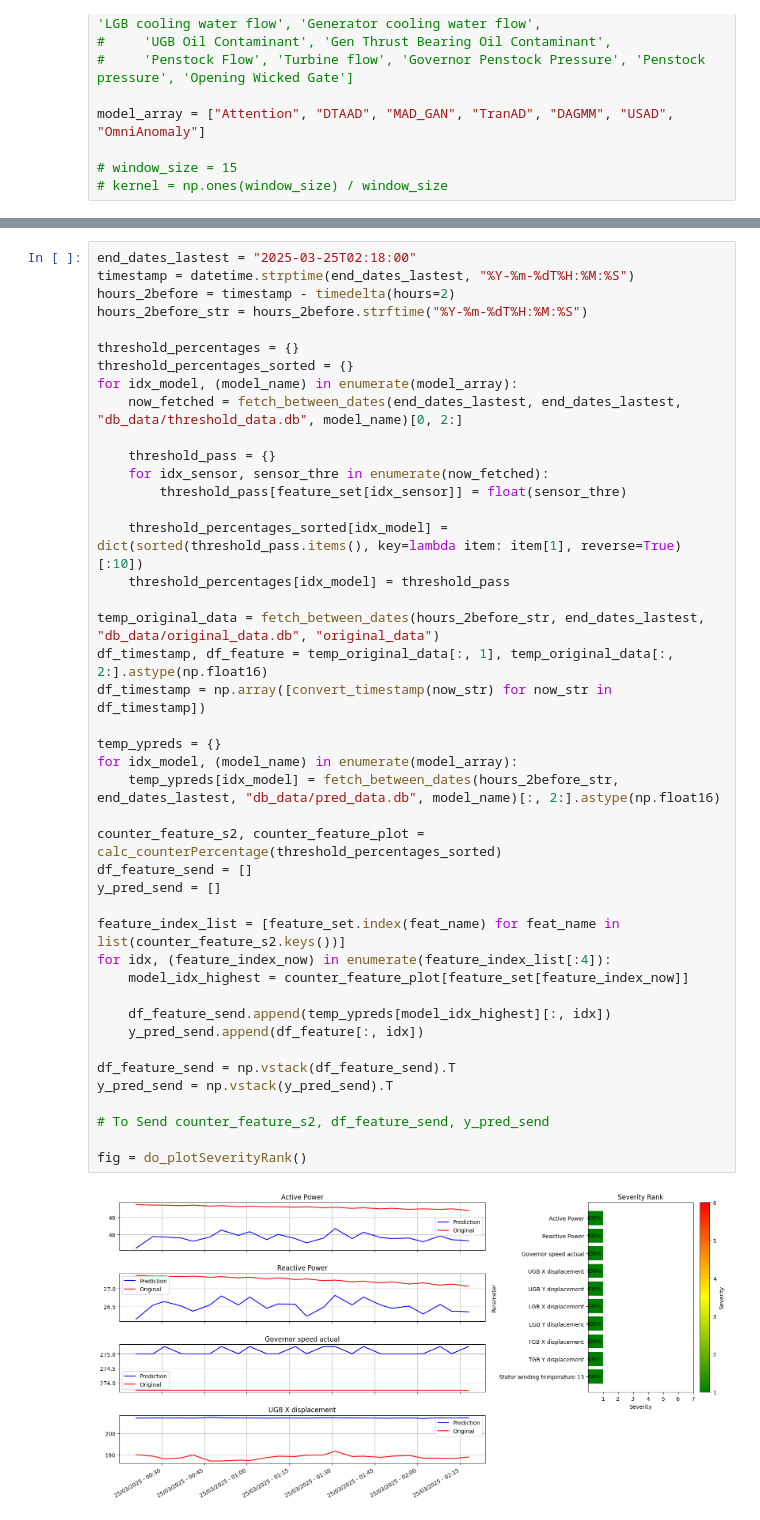
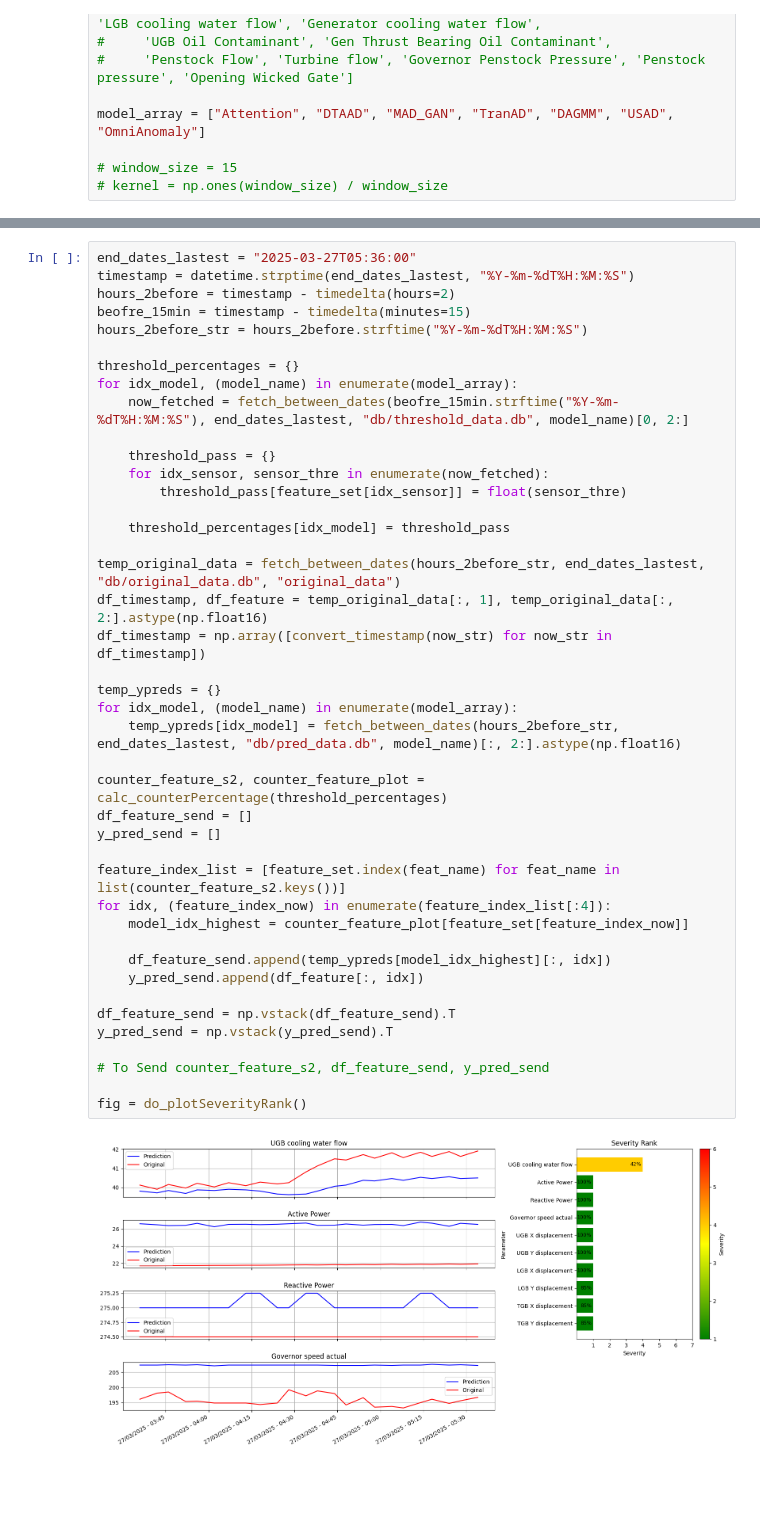
Before and after one commit to arkiven4/tinymonitor-web, a Jupyter notebook: try1.ipynb, the cells around one changed output, grey strips where cells are left out. Cells and saved outputs as stored; diff of their text form; blank space fills up the shorter version.

```diff
--- a/try1.ipynb
+++ b/try1.ipynb
@@ -222,45 +242,44 @@ np.datetime64('2025-03-25T02:18:00')
 # %%
-end_dates_lastest = "2025-03-25T02:18:00"
+end_dates_lastest = "2025-03-27T05:36:00"
 timestamp = datetime.strptime(end_dates_lastest, "%Y-%m-%dT%H:%M:%S")
 hours_2before = timestamp - timedelta(hours=2)
+beofre_15min = timestamp - timedelta(minutes=15)
 hours_2before_str = hours_2before.strftime("%Y-%m-%dT%H:%M:%S")
 
 threshold_percentages = {}
-threshold_percentages_sorted = {}
 for idx_model, (model_name) in enumerate(model_array):
-    now_fetched = fetch_between_dates(end_dates_lastest, end_dates_lastest, "db_data/threshold_data.db", model_name)[0, 2:]
+    now_fetched = fetch_between_dates(beofre_15min.strftime("%Y-%m-%dT%H:%M:%S"), end_dates_lastest, "db/threshold_data.db", model_name)[0, 2:]
 
     threshold_pass = {}
     for idx_sensor, sensor_thre in enumerate(now_fetched):
         threshold_pass[feature_set[idx_sensor]] = float(sensor_thre)
 
-    threshold_percentages_sorted[idx_model] = dict(sorted(threshold_pass.items(), key=lambda item: item[1], reverse=True)[:10])
     threshold_percentages[idx_model] = threshold_pass
 
-temp_original_data = fetch_between_dates(hours_2before_str, end_dates_lastest, "db_data/original_data.db", "original_data")
+temp_original_data = fetch_between_dates(hours_2before_str, end_dates_lastest, "db/original_data.db", "original_data")
 df_timestamp, df_feature = temp_original_data[:, 1], temp_original_data[:, 2:].astype(np.float16)
 df_timestamp = np.array([convert_timestamp(now_str) for now_str in df_timestamp])
 
 temp_ypreds = {}
 for idx_model, (model_name) in enumerate(model_array):
-    temp_ypreds[idx_model] = fetch_between_dates(hours_2before_str, end_dates_lastest, "db_data/pred_data.db", model_name)[:, 2:].astype(np.float16)
+    temp_ypreds[idx_model] = fetch_between_dates(hours_2before_str, end_dates_lastest, "db/pred_data.db", model_name)[:, 2:].astype(np.float16)
 
-counter_feature_s2, counter_feature_plot = calc_counterPercentage(threshold_percentages_sorted)
+counter_feature_s2, counter_feature_plot = calc_counterPercentage(threshold_percentages)
 df_feature_send = []
 y_pred_send = []
 
 feature_index_list = [feature_set.index(feat_name) for feat_name in list(counter_feature_s2.keys())]
 for idx, (feature_index_now) in enumerate(feature_index_list[:4]):
     model_idx_highest = counter_feature_plot[feature_set[feature_index_now]]
 
     df_feature_send.append(temp_ypreds[model_idx_highest][:, idx])
     y_pred_send.append(df_feature[:, idx])
 
 df_feature_send = np.vstack(df_feature_send).T
 y_pred_send = np.vstack(y_pred_send).T
 
 # To Send counter_feature_s2, df_feature_send, y_pred_send
 
 fig = do_plotSeverityRank()
 # %% [output]
-[figure, old version]
+[figure, new version]
```
Also changed, not shown: parts of 7 cells of this notebook, 11 other files.
